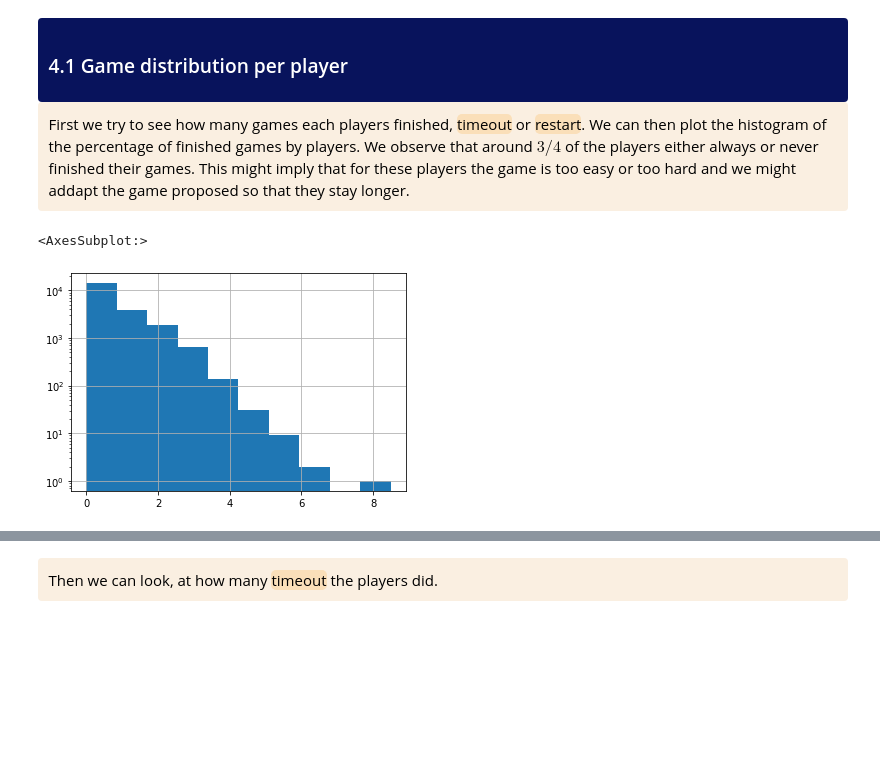
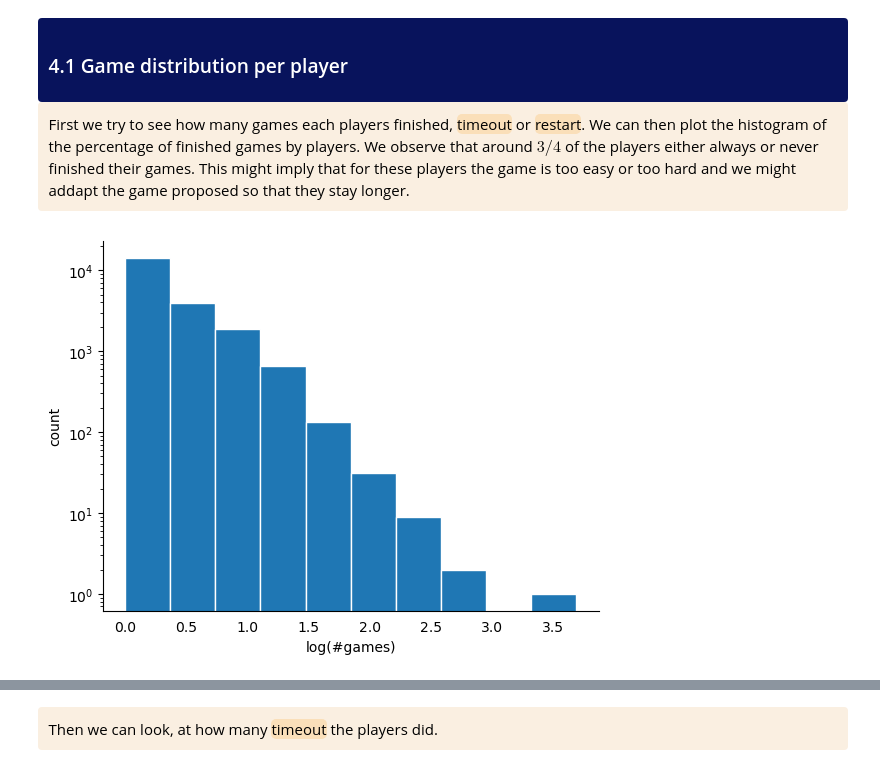
Before and after one commit to epfl-ada/ada-2022-project-7yobananaboy7, a Jupyter notebook: main.ipynb, the cells around one changed output, grey strips where cells are left out. Saved outputs shown, nothing was run; the diff lists cells and outputs as text; code cells hidden in the pictures; blank space fills up the shorter version.

Commit message:
added number of games distribution

```diff
--- a/main.ipynb
+++ b/main.ipynb
@@ -894,10 +894,14 @@ player_stats = paths_all.groupby('hashedIpAddress').apply(lambda x: pd.Series({
     }))
 player_stats['finished_percentage'] = player_stats['nb_finished']/player_stats['game_played']
 # %%
-np.log(player_stats['game_played']).hist(log = True)
+g = np.log10(player_stats['game_played']).hist(log = True, grid=False, edgecolor=(1,1,1))
+g.set(ylabel='count')
+g.set(xlabel='log(#games)')
+g.tick_params(bottom=False);
+g.spines['right'].set_visible(False)
+g.spines['top'].set_visible(False)
 # %% [output]
-<AxesSubplot:>
-[figure, old version]
+[figure, new version]
 # %%
 total_player = len(player_stats)
 never_finished = len(player_stats[player_stats['nb_finished'] == 0])
```
Also changed, not shown: parts of 25 cells of this notebook.
